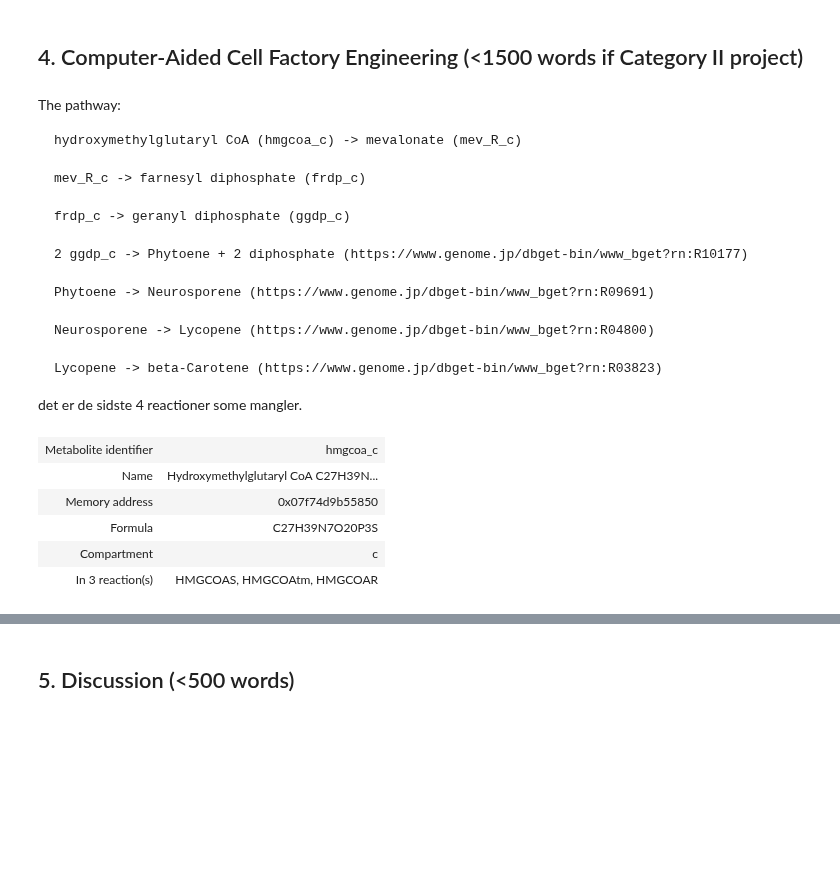
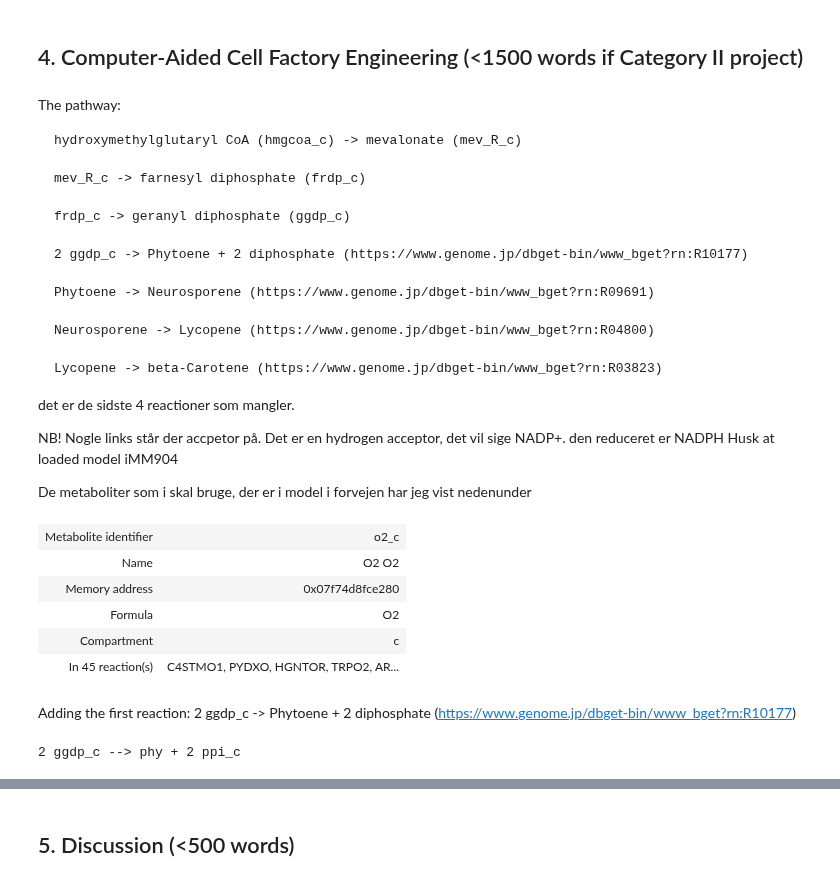
Before and after one commit to 27410/27410-2020-group-project-group-10-betacaroten-synthesis, a Jupyter notebook: Report.ipynb, the cells around one changed output, grey strips where cells are left out. Cells and saved outputs as stored; diff of their text form; code cells hidden in the pictures; blank space fills up the shorter version.

Commit message:
Added the first reaction in the pathway towards the product

```diff
--- a/Report.ipynb
+++ b/Report.ipynb
@@ -143,16 +143,28 @@ The pathway:
 
     Lycopene -> beta-Carotene (https://www.genome.jp/dbget-bin/www_bget?rn:R03823)
 
-det er de sidste 4 reactioner some mangler.
+det er de sidste 4 reactioner som mangler.
+
+NB! Nogle links står der accpetor på. Det er en hydrogen acceptor, det vil sige NADP+. den reduceret er NADPH
+Husk at loaded model iMM904
+
+De metaboliter som i skal bruge, der er i model i forvejen har jeg vist nedenunder
 # %%
 model_iMM904.metabolites.hmgcoa_c
-#model_iMM904.metabolites.mev__R_c
-#model_iMM904.metabolites.frdp_c
-#model_iMM904.metabolites.ggdp_c
+model_iMM904.metabolites.mev__R_c
+model_iMM904.metabolites.frdp_c
+model_iMM904.metabolites.ggdp_c
+model_iMM904.metabolites.ppi_c
+model_iMM904.metabolites.nadp_c
+model_iMM904.metabolites.nadph_c
+model_iMM904.metabolites.h2o_c
+model_iMM904.metabolites.o2_c
 # %% [output]
-| Metabolite identifier | hmgcoa_c |
-| Name | Hydroxymethylglutaryl CoA C27H39N... |
-| Memory address | 0x07f74d9b55850 |
-| Formula | C27H39N7O20P3S |
+| Metabolite identifier | o2_c |
+| Name | O2 O2 |
+| Memory address | 0x07f74d8fce280 |
+| Formula | O2 |
 | Compartment | c |
-| In 3 reaction(s) | HMGCOAS, HMGCOAtm, HMGCOAR |
+| In 45 reaction(s) | C4STMO1, PYDXO, HGNTOR, TRPO2, AR... |
+# %% [markdown]
+Adding the first reaction: 2 ggdp_c -> Phytoene + 2 diphosphate (https://www.genome.jp/dbget-bin/www_bget?rn:R10177)
@@ -158,0 +175,8 @@ model_iMM904.metabolites.hmgcoa_c
+# %%
+new_reaction1.add_metabolites({model_iMM904.metabolites.ggdp_c: -2,
+                              phy: 1, # our newly created metabolites
+                               model_iMM904.metabolites.ppi_c: 2
+                                })
+print(new_reaction1.build_reaction_string()) # see if one get the rigth reaction
+# %% [output]
+2 ggdp_c --> phy + 2 ppi_c
```
Also changed, not shown: parts of 4 cells of this notebook.
